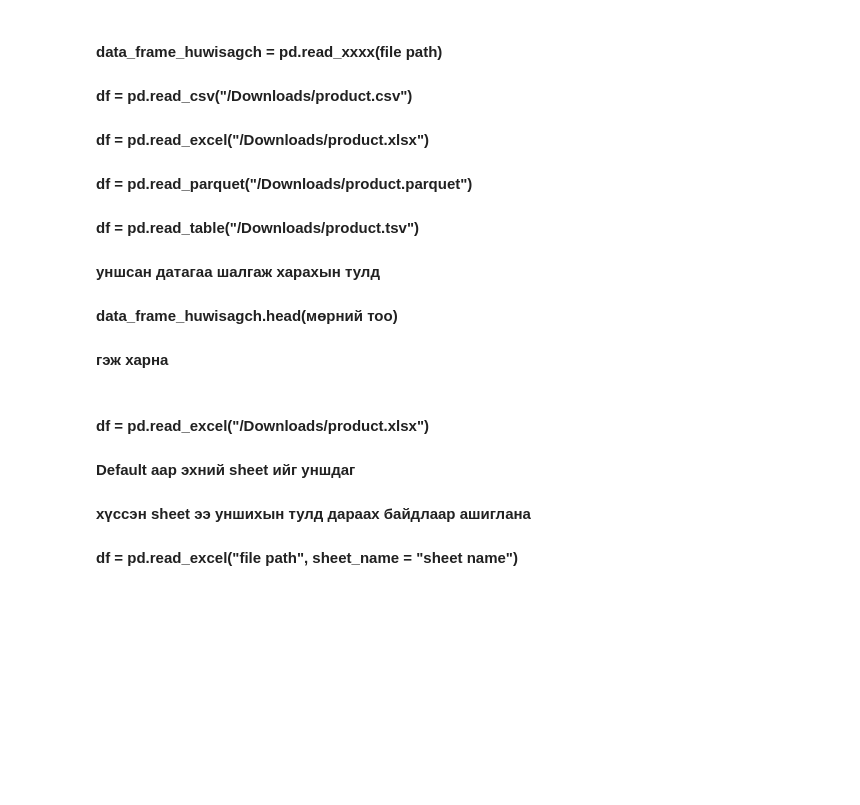
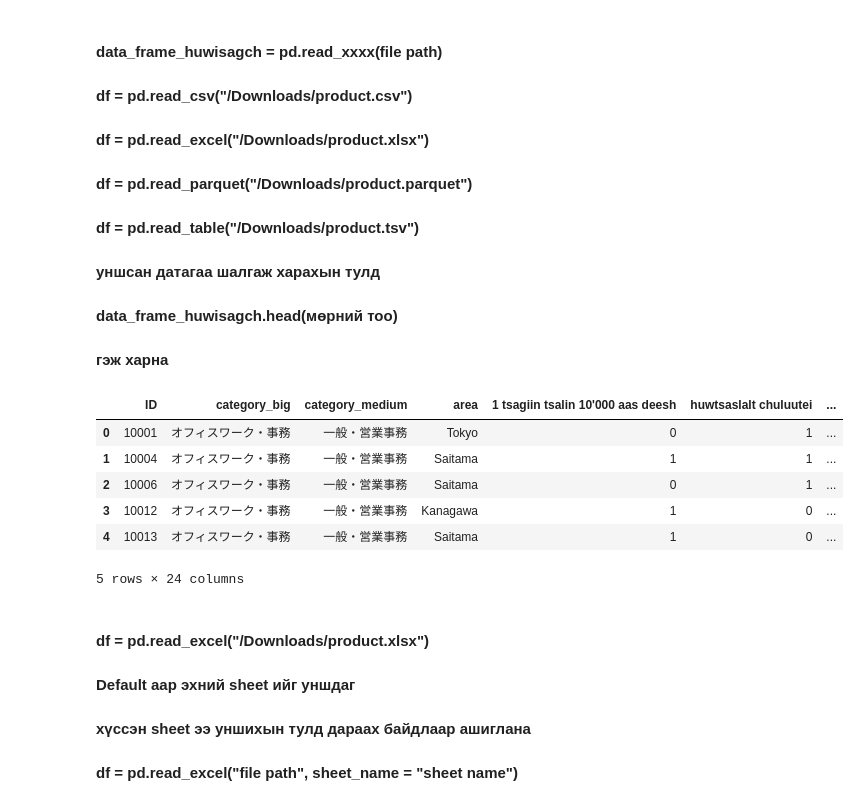
Before and after one commit to Tuvshin-47/Projects, a Jupyter notebook: AI-Python/week4/Data_analysis_file/python_data_analysis.ipynb, the cells around one changed output. Cells and saved outputs as stored; diff of their text form; code cells hidden in the pictures; blank space fills up the shorter version.

```diff
--- a/AI-Python/week4/Data_analysis_file/python_data_analysis.ipynb
+++ b/AI-Python/week4/Data_analysis_file/python_data_analysis.ipynb
@@ -40,9 +42,17 @@ import pandas as pd
 # %%
 import pandas as pd
 
-df = pd.read_csv("/Users/ddam-m0101/Downloads/product.csv")
+df = pd.read_csv(r"C:\Users\Dell G15\Desktop\Project\AI-Python\week4\Data_analysis_file\product_new.csv")
 
 df.head()
+# %% [output]
+|  | ID | category_big | category_medium | area | 1 tsagiin tsalin 10'000 aas deesh | huwtsaslalt chuluutei | ... |
+| 0 | 10001 | オフィスワーク・事務 | 一般・営業事務 | Tokyo | 0 | 1 | ... |
+| 1 | 10004 | オフィスワーク・事務 | 一般・営業事務 | Saitama | 1 | 1 | ... |
+| 2 | 10006 | オフィスワーク・事務 | 一般・営業事務 | Saitama | 0 | 1 | ... |
+| 3 | 10012 | オフィスワーク・事務 | 一般・営業事務 | Kanagawa | 1 | 0 | ... |
+| 4 | 10013 | オフィスワーク・事務 | 一般・営業事務 | Saitama | 1 | 0 | ... |
+5 rows × 24 columns
 # %% [markdown]
 #### df = pd.read_excel("/Downloads/product.xlsx")
 #### Default аар эхний sheet ийг уншдаг
```
Also changed, not shown: parts of 4 cells of this notebook, 3 other files.
